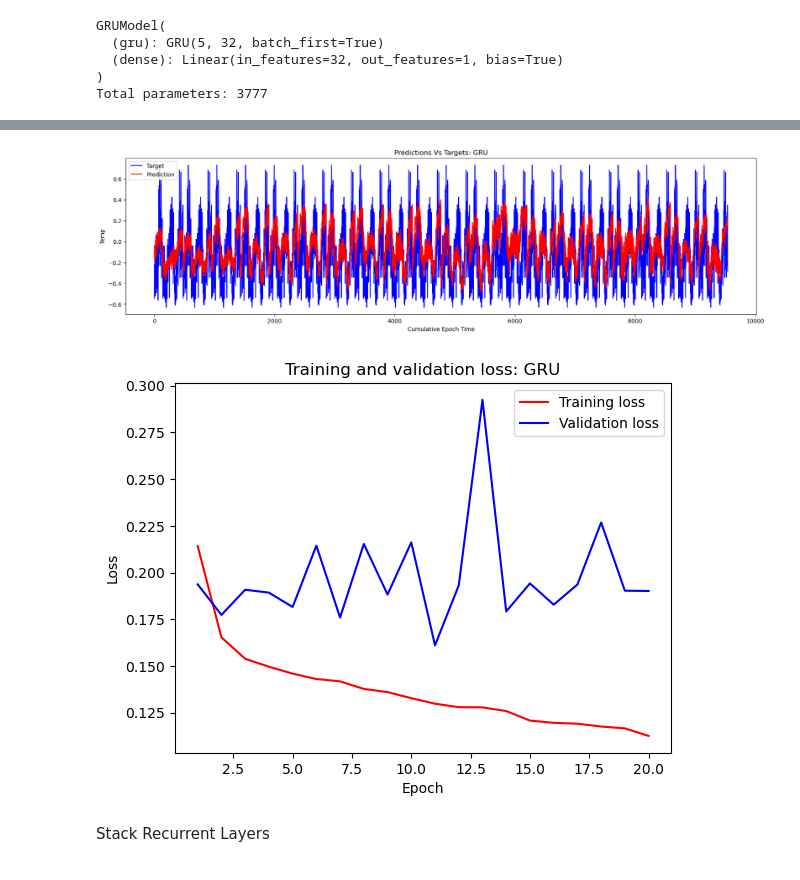
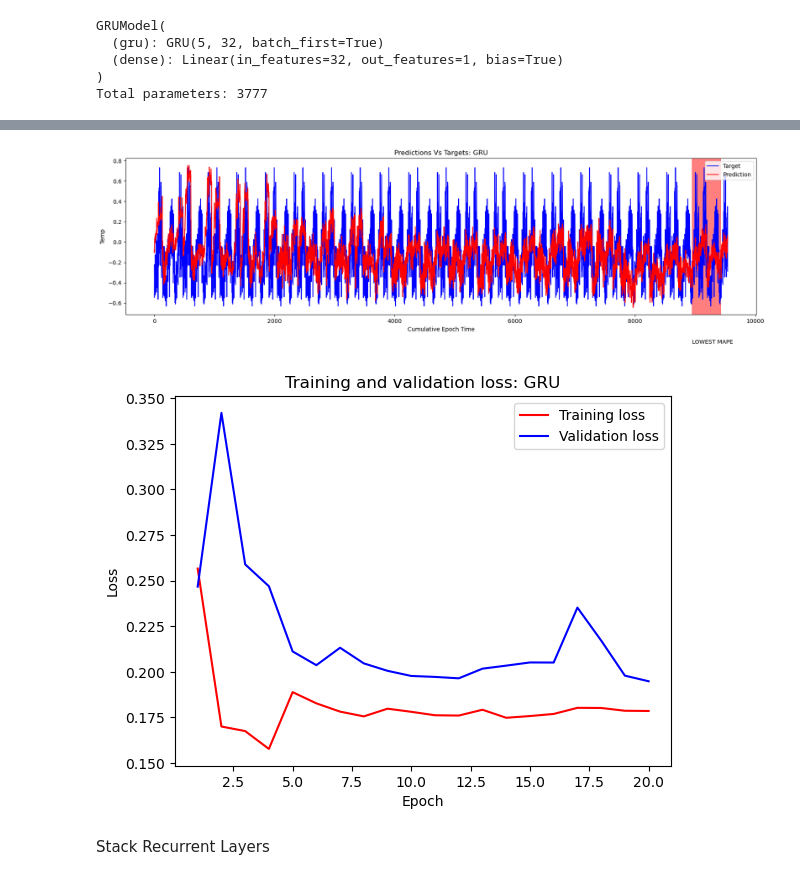
Before and after one commit to andygarcia830/lt5_ml3_hw3, a Jupyter notebook: ML3 - HW3 - LT5.ipynb, the cells around one changed output, grey strips where cells are left out. Drawn from its saved outputs; the diff is of its cells as text; code cells hidden in the pictures.

Commit message:
Added insights, improved graph

```diff
--- a/ML3 - HW3 - LT5.ipynb
+++ b/ML3 - HW3 - LT5.ipynb
@@ -503,24 +508,30 @@ def run_model(model, name, num_epochs):
         val_losses = []
         pred_history = []
         target_history = []
+        preds_box = []
+        preds_ctr_prev = 0
         for epoch in range(epochs):
             model.train()
             train_loss = 0.0
+            preds_ctr = 0
             for inputs, targets in train_loader:
                 optimizer.zero_grad()
                 outputs = model(inputs.to(device))
                 loss = criterion(outputs, targets.unsqueeze(1).to(device))  # Ensure target matches output shape
+                train_mape = mean_absolute_percentage_error( targets.cpu().detach().numpy(), outputs.cpu().detach().numpy())
                 loss.backward()
                 optimizer.step()
                 train_loss += loss.item()
 
             # Average loss for this epoch
             train_loss /= len(train_loader)
-            train_losses.append(train_loss)  # Store the average loss for plotting
+            train_losses.append((train_loss, train_mape))  # Store the average loss for plotting
 
             # Validation
             model.eval()
             val_loss = 0.0
+
+
             with torch.no_grad():
                 for inputs, targets in val_loader:
                     outputs = model(inputs.to(device))
@@ -531,31 +542,46 @@ def run_model(model, name, num_epochs):
                     output_shape = outputs.cpu().detach().numpy()[:,0].shape[0]
                     preds_array = outputs.cpu().detach().numpy()[:,0].reshape(output_shape).tolist()
                     target_array = targets.cpu().detach().numpy().reshape(output_shape).tolist()
+                    preds_ctr =  len(pred_history)
                     # print(preds_array)
                     pred_history += preds_array
                     target_history += target_array
+                # print(f'{len(preds_array)} {len(pred_history)} ')
+                preds_box.append((preds_ctr_prev, preds_ctr ))
+                preds_ctr_prev = preds_ctr
+                # print(preds_box)
 
             # Average validation loss for this epoch
             val_loss /= len(val_loader)
             val_losses.append((val_loss,mape))  # Store the average validation loss for plotting
 
             # Print statistics
-            print(f'Epoch {epoch+1}/{epochs}, Train Loss: {train_loss:.4f}, Val Loss: {val_loss:.4f}')
-        return (pred_history, target_history, train_losses, val_losses)
+            print(f'Epoch {epoch+1}/{epochs}, Train Loss: {train_loss:.4f}, Val MAE: {val_loss:.4f}, Val MAPE: {mape:.4f}')
+        return (pred_history, target_history, train_losses, val_losses, preds_box)
 # Train the model
 
     train_loader, val_loader, test_loader = generate_loaders()
 
-    pred_history, target_history, train_losses, val_losses = train_model(model, train_loader, val_loader, epochs=num_epochs)
+    pred_history, target_history, train_losses, val_losses, preds_box = train_model(model, train_loader, val_loader, epochs=num_epochs)
+    # print(f'VAL LOSSES ={len(val_losses)}')
     x_axis = range(1, len(pred_history) + 1)
+    # print(val_losses)
+    best_epoch = np.argmin(val_losses) + 1
+    best_epoch = 1
+    minloss = min(val_losses, key = lambda t: t[0])
+    for i, vloss in enumerate(val_losses):
+        # print(f'{vloss} {minloss}')
+        if (vloss == minloss) :
+            best_epoch = i
+    # best_epoch = np.unravel_index(np.argmin(val_losses), np.array(val_losses).shape)
 
-    best_epoch = np.argmin(val_losses) + 1
-
-    print(f'\n\n\nLowest Validation Error: {min(val_losses)} at {best_epoch} epochs')
+    print(f'\n\n\nLowest Validation Error: {min(val_losses, key = lambda t: t[0])} at {best_epoch + 1} epochs')
 
     plt.figure(figsize=(20,5))
     plt.plot(x_axis, target_history, 'b', label='Target')
     plt.plot(x_axis, pred_history, 'r', label='Prediction')
+    plt.axvspan(preds_box[best_epoch][0], preds_box[best_epoch][1], color='red', alpha=0.5)
+    plt.text(preds_box[best_epoch][0], -1, 'LOWEST MAPE')
     plt.title(f'Predictions Vs Targets: {name}')
     plt.xlabel('Cumulative Epoch Time')
     plt.ylabel('Temp')
@@ -572,7 +598,7 @@ def run_model(model, name, num_epochs):
 
     plt.figure()
 
-    plt.plot(epochs, clipped_train_losses, 'r', label='Training loss')
+    plt.plot(epochs, clipped_train_losses[:,0], 'r', label='Training loss')
     plt.plot(epochs, clipped_val_losses[:,0], 'b', label='Validation loss')
     plt.title(f'Training and validation loss: {name}')
     plt.xlabel('Epoch')
@@ -580,10 +606,10 @@ def run_model(model, name, num_epochs):
     plt.legend()
 
     plt.show()
-    return min(val_losses, key = lambda t: t[1]), best_epoch,
+    return min(val_losses, key = lambda t: t[1]), best_epoch
 # %%
 val_losses, epochs = run_model(ffnn, 'Feed Forward Neural Network', num_epochs)
 
-results.append({'model':'FFNN', 'order/epochs': epochs, 'MAE': val_losses[0], 'MAPE': val_losses[1]})
+results_list.append({'model':'FFNN', 'order/epochs': epochs + 1, 'MAE': val_losses[0], 'MAPE': val_losses[1]})
 # %% [output]
 cuda
@@ -653,6 +679,6 @@ Total parameters: 5025
 val_losses, epochs = run_model(lstm,'LSTM', num_epochs)
 
 
-results.append({'model':'LSTM', 'order/epochs': epochs, 'MAE': val_losses[0], 'MAPE': val_losses[1]})
+results_list.append({'model':'LSTM', 'order/epochs': epochs +1, 'MAE': val_losses[0], 'MAPE': val_losses[1]})
 # %% [output]
 cuda
@@ -714,6 +740,6 @@ GRUModel(
 Total parameters: 3777
 # %%
 val_losses, epochs = run_model(gru, 'GRU', num_epochs)
-results.append({'model':'GRU', 'order/epochs': epochs, 'MAE': val_losses[0], 'MAPE': val_losses[1]})
+results_list.append({'model':'GRU', 'order/epochs': epochs + 1, 'MAE': val_losses[0], 'MAPE': val_losses[1]})
 # %% [output]
 cuda
@@ -736,5 +762,5 @@ Lowest Validation Error: (0.16108349338173866, 1.941325038180739) at 21 epochs
-[figure, old version]
+[figure, new version]
-[figure, old version]
+[figure, new version]
 # %% [markdown]
 Stack Recurrent Layers
 # %%
```
Also changed, not shown: parts of 14 cells of this notebook.
